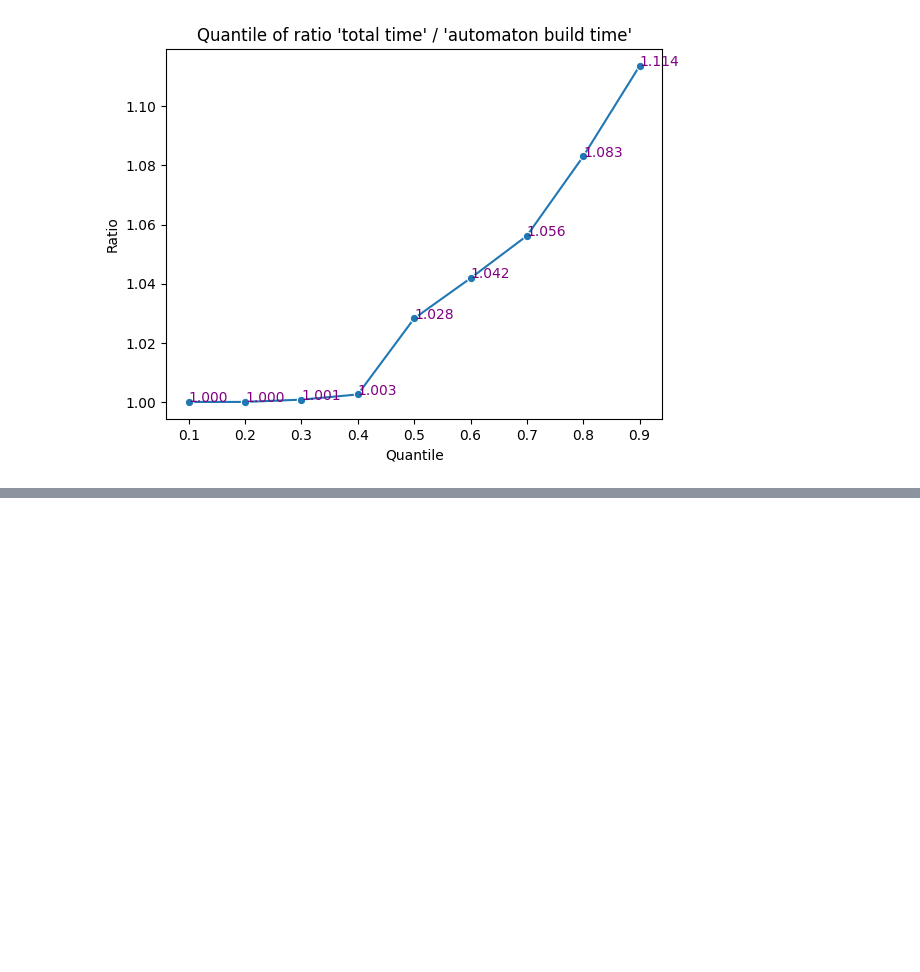
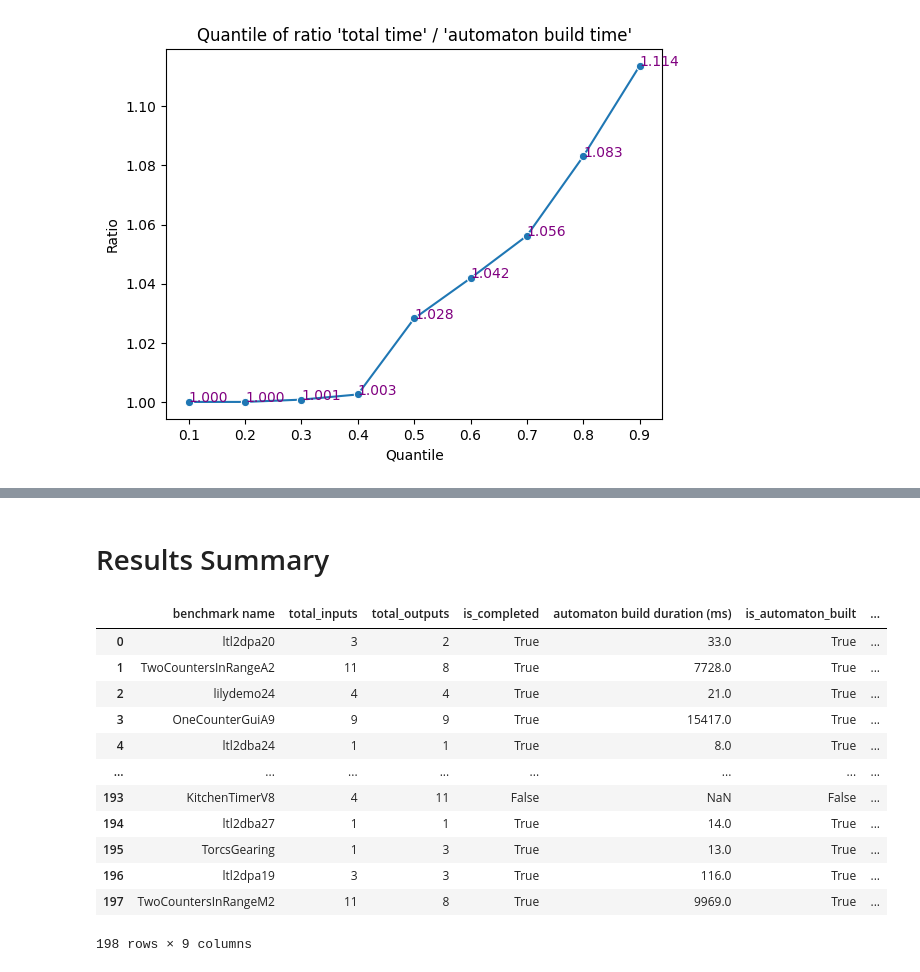
Before and after one commit to eliyaoo32/reactive-synthesis-bfss, a Jupyter notebook: tools/find_dependencies_experiements.ipynb, the cells around one changed output, grey strips where cells are left out. Drawn from its saved outputs; the diff is of its cells as text; code cells hidden in the pictures; blank space fills up the shorter version.

```diff
--- a/tools/find_dependencies_experiements.ipynb
+++ b/tools/find_dependencies_experiements.ipynb
@@ -233,0 +274,32 @@ for key in ratio_quantile.keys():
+# %% [markdown]
+# Results Summary
+# %%
+summary_df = ratios_df.copy()
+summary_df["total_inputs"] = summary_df.apply(lambda x: len(x["input_vars"]), axis=1)
+summary_df["total_outputs"] = summary_df.apply(lambda x: len(x["output_vars"]), axis=1)
+summary_df["find deps duration"] = summary_df.apply(lambda x: x["total_duration"] - x["automaton_build_duration"], axis=1)
+summary_df = summary_df[
+    ["name", "total_inputs", "total_outputs", "is_completed", "automaton_build_duration", "is_automaton_built", "find deps duration",
+     "total_dependent_vars","dependency_ratio"]
+]
+summary_df.rename(columns={
+    'name': 'benchmark name',
+    'automaton_build_duration': 'automaton build duration (ms)',
+    "find deps duration": "find dependencies duration (ms)",
+}, inplace=True)
+summary_df.to_csv('./dependecies_summary.csv', sep=',', encoding='utf-8')
+summary_df
+# %% [output]
+|  | benchmark name | total_inputs | total_outputs | is_completed | automaton build duration (ms) | is_automaton_built | ... |
+| 0 | ltl2dpa20 | 3 | 2 | True | 33.0 | True | ... |
+| 1 | TwoCountersInRangeA2 | 11 | 8 | True | 7728.0 | True | ... |
+| 2 | lilydemo24 | 4 | 4 | True | 21.0 | True | ... |
+| 3 | OneCounterGuiA9 | 9 | 9 | True | 15417.0 | True | ... |
+| 4 | ltl2dba24 | 1 | 1 | True | 8.0 | True | ... |
+| ... | ... | ... | ... | ... | ... | ... | ... |
+| 193 | KitchenTimerV8 | 4 | 11 | False | NaN | False | ... |
+| 194 | ltl2dba27 | 1 | 1 | True | 14.0 | True | ... |
+| 195 | TorcsGearing | 1 | 3 | True | 13.0 | True | ... |
+| 196 | ltl2dpa19 | 3 | 3 | True | 116.0 | True | ... |
+| 197 | TwoCountersInRangeM2 | 11 | 8 | True | 9969.0 | True | ... |
+198 rows × 9 columns
```
Also changed, not shown: parts of 4 cells of this notebook.
